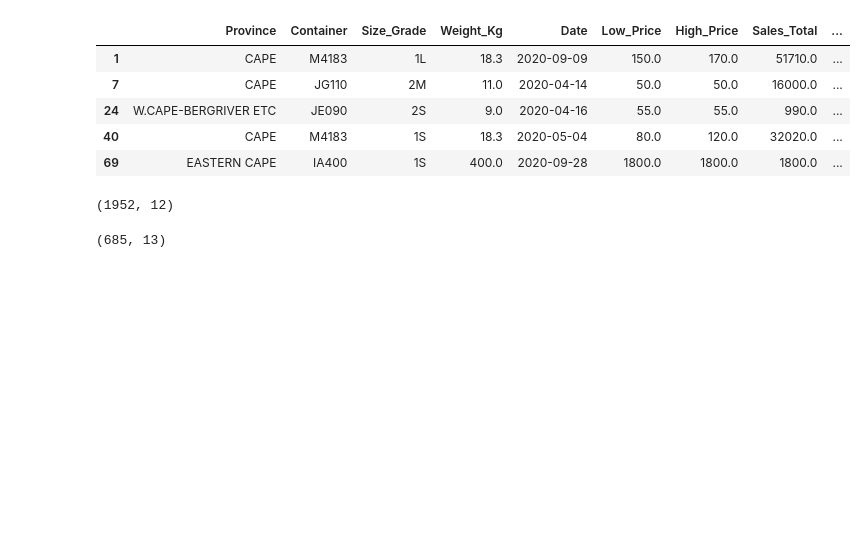
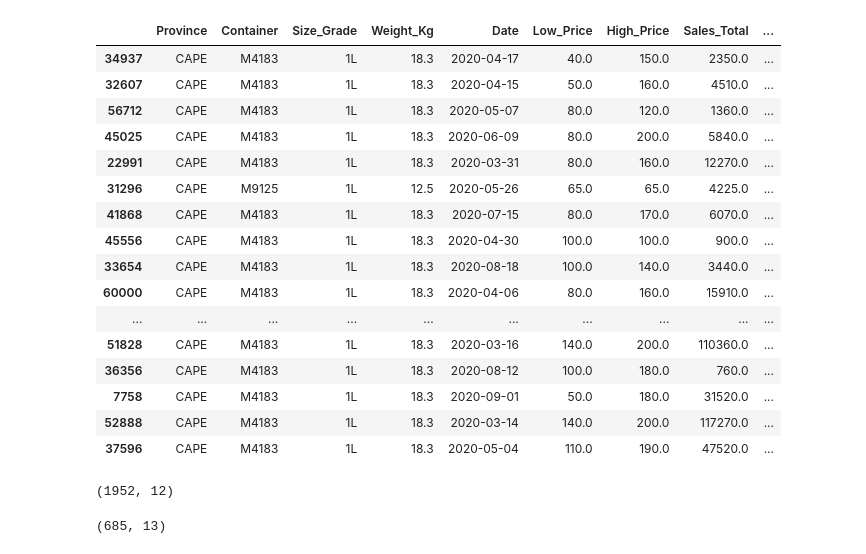
Before and after one commit to Zdithebe96/regression-apples-predict-api-template, a Jupyter notebook: Modeling notebook.ipynb, the cells around one changed output. Cells and saved outputs as stored; diff of their text form; code cells hidden in the pictures; blank space fills up the shorter version.

```diff
--- a/Modeling notebook.ipynb
+++ b/Modeling notebook.ipynb
@@ -27,21 +27,32 @@ warnings.filterwarnings(action='ignore')
 # %%
 # get data
 
 train = pd.read_csv('utils/data/train_data.csv')
 test = pd.read_csv('utils/data/test_data.csv')
 
 train = train[(train['Commodities'] == 'APPLE GOLDEN DELICIOUS')]
 del train['Commodities']
 del test['Commodities']
 
-train.head()
+train.sort_values('avg_price_per_kg')[(train['Size_Grade'] == '1L') & (train['Province']=='CAPE')].head(50)
 # %% [output]
 |  | Province | Container | Size_Grade | Weight_Kg | Date | Low_Price | High_Price | Sales_Total | ... |
-| 1 | CAPE | M4183 | 1L | 18.3 | 2020-09-09 | 150.0 | 170.0 | 51710.0 | ... |
-| 7 | CAPE | JG110 | 2M | 11.0 | 2020-04-14 | 50.0 | 50.0 | 16000.0 | ... |
-| 24 | W.CAPE-BERGRIVER ETC | JE090 | 2S | 9.0 | 2020-04-16 | 55.0 | 55.0 | 990.0 | ... |
-| 40 | CAPE | M4183 | 1S | 18.3 | 2020-05-04 | 80.0 | 120.0 | 32020.0 | ... |
-| 69 | EASTERN CAPE | IA400 | 1S | 400.0 | 2020-09-28 | 1800.0 | 1800.0 | 1800.0 | ... |
+| 34937 | CAPE | M4183 | 1L | 18.3 | 2020-04-17 | 40.0 | 150.0 | 2350.0 | ... |
+| 32607 | CAPE | M4183 | 1L | 18.3 | 2020-04-15 | 50.0 | 160.0 | 4510.0 | ... |
+| 56712 | CAPE | M4183 | 1L | 18.3 | 2020-05-07 | 80.0 | 120.0 | 1360.0 | ... |
+| 45025 | CAPE | M4183 | 1L | 18.3 | 2020-06-09 | 80.0 | 200.0 | 5840.0 | ... |
+| 22991 | CAPE | M4183 | 1L | 18.3 | 2020-03-31 | 80.0 | 160.0 | 12270.0 | ... |
+| 31296 | CAPE | M9125 | 1L | 12.5 | 2020-05-26 | 65.0 | 65.0 | 4225.0 | ... |
+| 41868 | CAPE | M4183 | 1L | 18.3 | 2020-07-15 | 80.0 | 170.0 | 6070.0 | ... |
+| 45556 | CAPE | M4183 | 1L | 18.3 | 2020-04-30 | 100.0 | 100.0 | 900.0 | ... |
+| 33654 | CAPE | M4183 | 1L | 18.3 | 2020-08-18 | 100.0 | 140.0 | 3440.0 | ... |
+| 60000 | CAPE | M4183 | 1L | 18.3 | 2020-04-06 | 80.0 | 160.0 | 15910.0 | ... |
+| ... | ... | ... | ... | ... | ... | ... | ... | ... | ... |
+| 51828 | CAPE | M4183 | 1L | 18.3 | 2020-03-16 | 140.0 | 200.0 | 110360.0 | ... |
+| 36356 | CAPE | M4183 | 1L | 18.3 | 2020-08-12 | 100.0 | 180.0 | 760.0 | ... |
+| 7758 | CAPE | M4183 | 1L | 18.3 | 2020-09-01 | 50.0 | 180.0 | 31520.0 | ... |
+| 52888 | CAPE | M4183 | 1L | 18.3 | 2020-03-14 | 140.0 | 200.0 | 117270.0 | ... |
+| 37596 | CAPE | M4183 | 1L | 18.3 | 2020-05-04 | 110.0 | 190.0 | 47520.0 | ... |
 # %%
 train.shape
 # %% [output]
```
